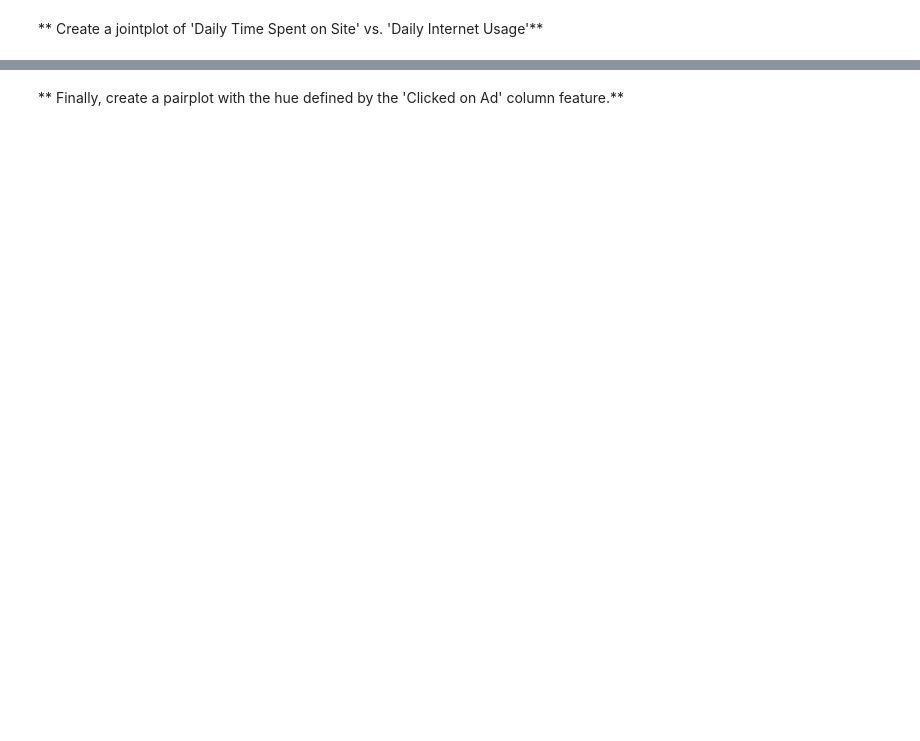
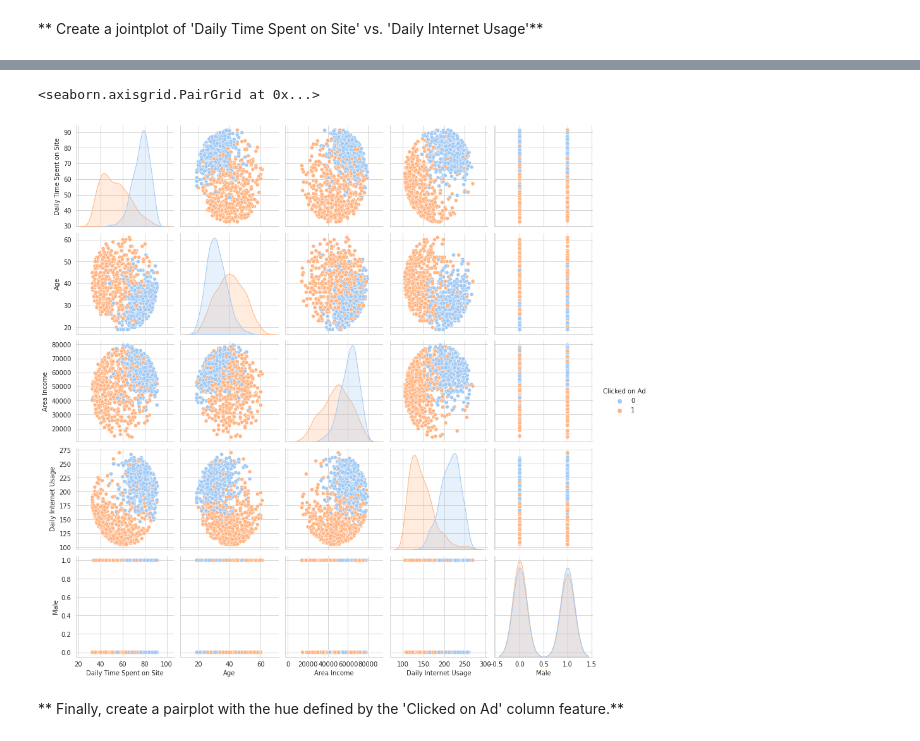
Before and after one commit to arash7m/AdClicker--LogisticReg, a Jupyter notebook: 02_Logistic_Regression_Project.ipynb, the cells around one changed output, grey strips where cells are left out. Cells and saved outputs as stored; diff of their text form; code cells hidden in the pictures; blank space fills up the shorter version.

```diff
--- a/02_Logistic_Regression_Project.ipynb
+++ b/02_Logistic_Regression_Project.ipynb
@@ -121,2 +124,7 @@ sns.jointplot(x='Age', y='Area Income', data = ad_data, kind="scatter")
+# %%
+sns.pairplot(ad_data, hue= 'Clicked on Ad', palette= 'pastel')
+# %% [output]
+<seaborn.axisgrid.PairGrid at 0x...>
+[figure, added]
 # %% [markdown]
 ** Finally, create a pairplot with the hue defined by the 'Clicked on Ad' column feature.**
```
Also changed, not shown: parts of 5 cells of this notebook.
